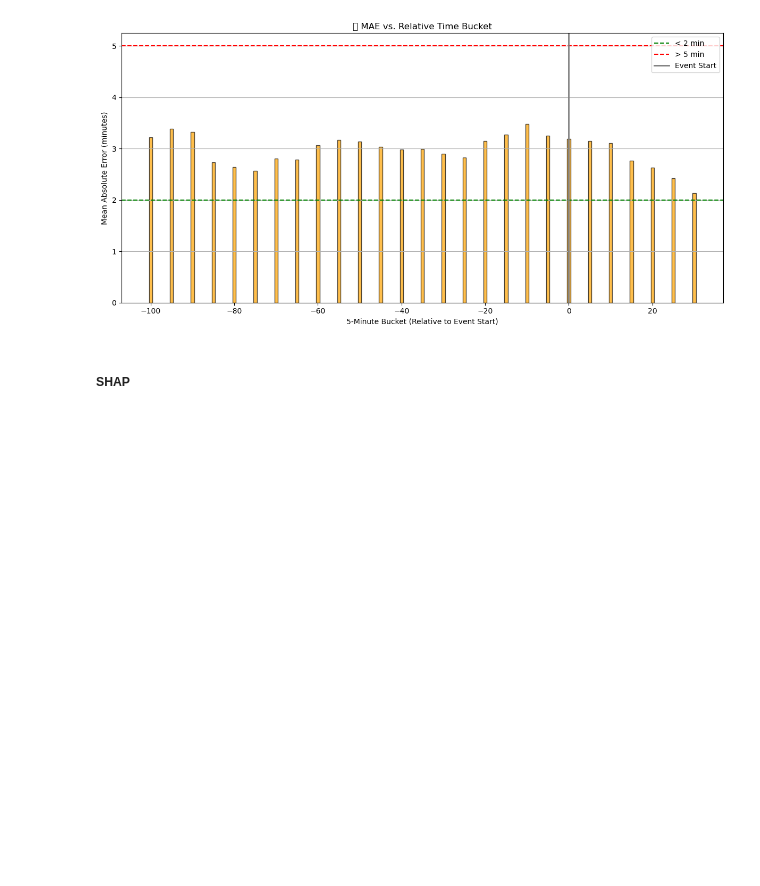
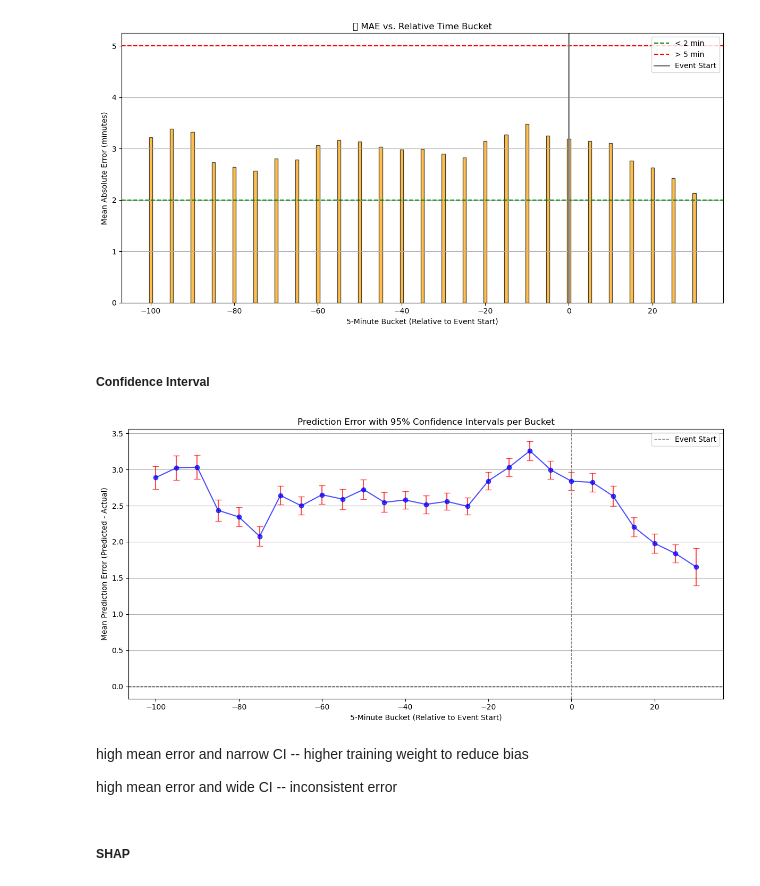
Before and after one commit to bsespark/wait_time_model, a Jupyter notebook: v3 barclays.ipynb, the cells around one changed output. Drawn from its saved outputs; the diff is of its cells as text; code cells hidden in the pictures; blank space fills up the shorter version.

```diff
--- a/v3 barclays.ipynb
+++ b/v3 barclays.ipynb
@@ -1127,5 +1130,5 @@ df = df_with_events[columns_for_model + [target]]
 # %%
-df = pd.read_csv('df_for_model_v3.csv')
+df = pd.read_csv('df_for_model_v3_barclays.csv')
 # %%
 # drop tier and property
 df = df.drop(['tier', 'property'], axis=1)
@@ -1295,6 +1306,6 @@ print(f"📊 Features: {len(features)} total — {len(numerical_features)} numer
 # %%
-model = WaitTimeQuantileCurveRegressor(quantiles=[0.95], model_type='sklearn_gb')
-model.fit(
+model_gb = WaitTimeQuantileCurveRegressor(quantiles=[0.95], model_type='sklearn_gb')
+model_gb.fit(
     df=df_train,
     feature_columns=features,
     target_column=target,
@@ -1303,7 +1314,7 @@ model.fit(
 )
 # %%
 df_test = df.iloc[test_idx].copy()
-df_test['predicted'] = model.predict_curve(df_test)
+df_test['predicted'] = model_gb.predict_curve(df_test)
 df_test['error'] = np.abs(df_test[target] - df_test['predicted']) #abs error
 # %%
 from sklearn.metrics import mean_absolute_error
@@ -1516,6 +1523,50 @@ plt.tight_layout()
 plt.show()
 # %% [output]
 [figure]
+# %% [markdown]
+##### Confidence Interval
+# %%
+import numpy as np
+import pandas as pd
+import matplotlib.pyplot as plt
+
+# Compute residuals
+df_test['residual'] = df_test['predicted'] - df_test['wait time (minutes)']
+
+# Group by bucket and calculate stats
+ci_stats = df_test.groupby('5_minute_bucket').agg(
+    mean_residual=('residual', 'mean'),
+    std_residual=('residual', 'std'),
+    n_obs=('residual', 'count')
+).reset_index()
+
+# Compute 95% CI bounds: mean ± 1.96 * (std / sqrt(n))
+ci_stats['ci_lower'] = ci_stats['mean_residual'] - 1.96 * (ci_stats['std_residual'] / np.sqrt(ci_stats['n_obs']))
+ci_stats['ci_upper'] = ci_stats['mean_residual'] + 1.96 * (ci_stats['std_residual'] / np.sqrt(ci_stats['n_obs']))
+
+# Plot
+plt.figure(figsize=(12,6))
+plt.errorbar(
+    ci_stats['5_minute_bucket'],
+    ci_stats['mean_residual'],
+    yerr=1.96 * (ci_stats['std_residual'] / np.sqrt(ci_stats['n_obs'])),
+    fmt='o-', ecolor='red', capsize=4, color='blue', alpha=0.7
+)
+plt.axhline(0, color='black', linestyle='--', linewidth=1)
+plt.axvline(0, color='gray', linestyle='--', linewidth=1, label='Event Start')
+plt.xlabel('5-Minute Bucket (Relative to Event Start)')
+plt.ylabel('Mean Prediction Error (Predicted - Actual)')
+plt.title('Prediction Error with 95% Confidence Intervals per Bucket')
+plt.legend()
+plt.grid(axis='y')
+plt.tight_layout()
+plt.show()
+# %% [output]
+[figure, added]
+# %% [markdown]
+high mean error and narrow CI -- higher training weight to reduce bias
+
+high mean error and wide CI -- inconsistent error
 # %% [markdown]
 ##### SHAP
 # %%
```
Also changed, not shown: parts of 27 cells of this notebook, 24 other files.
